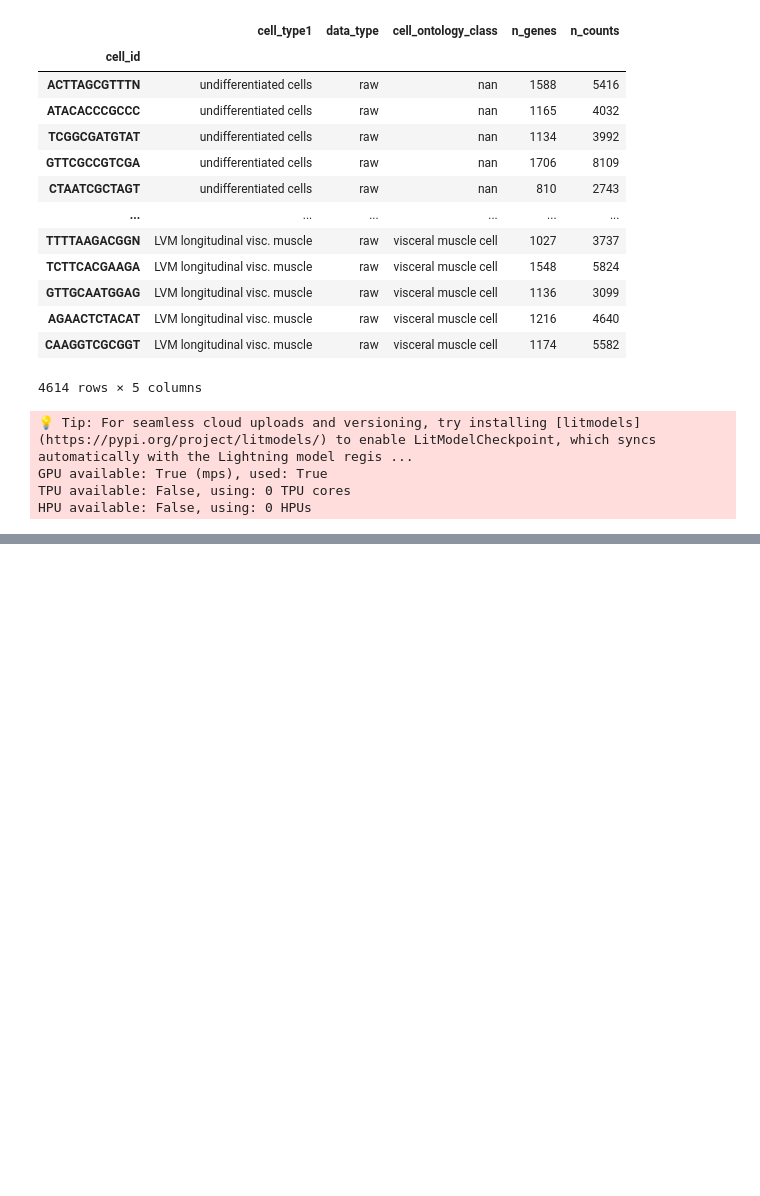
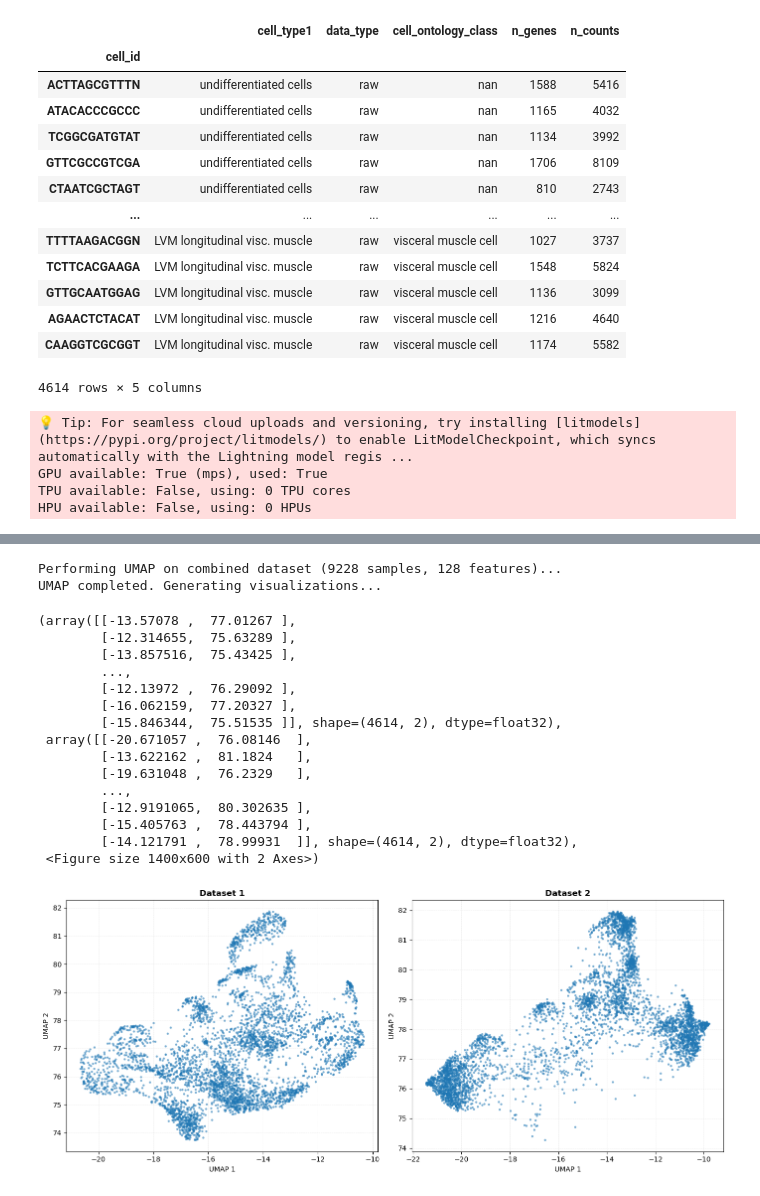
Before and after one commit to LangtianM/scDeepSim, a Jupyter notebook: Alles.ipynb, the cells around one changed output, grey strips where cells are left out. Drawn from its saved outputs; the diff is of its cells as text; code cells hidden in the pictures; blank space fills up the shorter version.

```diff
--- a/Alles.ipynb
+++ b/Alles.ipynb
@@ -220,0 +201,9 @@ UMAP completed. Generating visualizations...
+# %%
+latent_samples_null = diffusion.sample(num_samples=len(latent_adata),
+                                      sampling_timesteps=50,
+                                    labels=None,
+                                    ddim_sampling_eta=0.1,
+                                    use_ema=True,
+                                    clip_denoised=False)
+compare_umap(latent_adata.X, latent_samples_null)
+# %% [output]
@@ -221,3 +211,21 @@ UMAP completed. Generating visualizations...
+Performing UMAP on combined dataset (9228 samples, 128 features)...
+UMAP completed. Generating visualizations...
+(array([[-13.57078 ,  77.01267 ],
+        [-12.314655,  75.63289 ],
+        [-13.857516,  75.43425 ],
+        ...,
+        [-12.13972 ,  76.29092 ],
+        [-16.062159,  77.20327 ],
+        [-15.846344,  75.51535 ]], shape=(4614, 2), dtype=float32),
+ array([[-20.671057 ,  76.08146  ],
+        [-13.622162 ,  81.1824   ],
+        [-19.631048 ,  76.2329   ],
+        ...,
+        [-12.9191065,  80.302635 ],
+        [-15.405763 ,  78.443794 ],
+        [-14.121791 ,  78.99931  ]], shape=(4614, 2), dtype=float32),
+ <Figure size 1400x600 with 2 Axes>)
+[figure, added]
 # %%
 from sklearn.preprocessing import LabelEncoder
 le = LabelEncoder()
```
Also changed, not shown: parts of 14 cells of this notebook, 3 other files.
